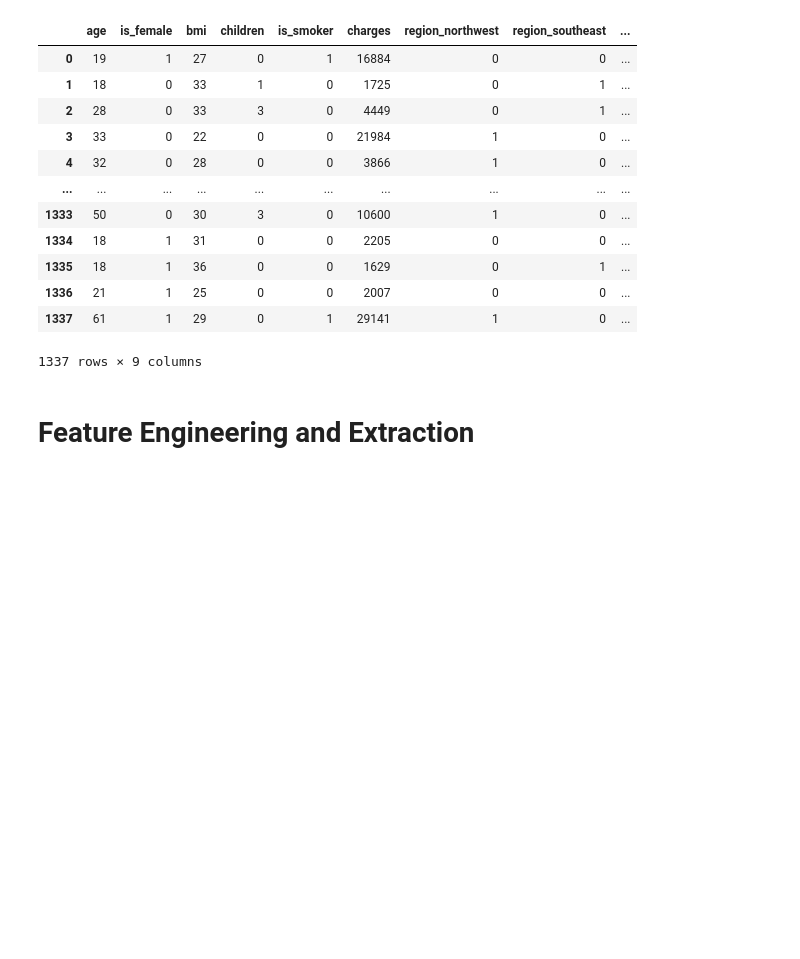
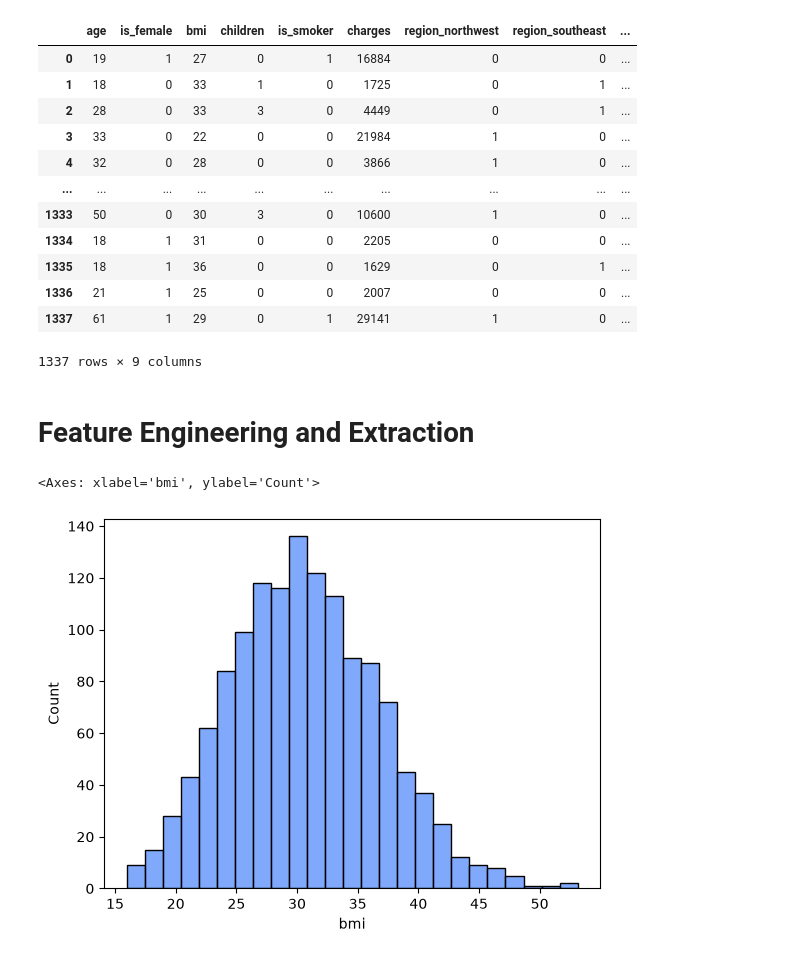
Before and after one commit to dev-mehedi-github/Machine_Learning_Summer25-26, a Jupyter notebook: Part 1- Foundation/InshuranceProj.ipynb, the cells around one changed output. Cells and saved outputs as stored; diff of their text form; code cells hidden in the pictures; blank space fills up the shorter version.

```diff
--- a/Part 1- Foundation/InshuranceProj.ipynb
+++ b/Part 1- Foundation/InshuranceProj.ipynb
@@ -282,3 +282,8 @@ df_cleaned
 1337 rows × 9 columns
 # %% [markdown]
 # Feature Engineering and Extraction
+# %%
+sns.histplot(df['bmi'])
+# %% [output]
+<Axes: xlabel='bmi', ylabel='Count'>
+[figure, added]
```
Also changed, not shown: parts of 20 cells of this notebook.
